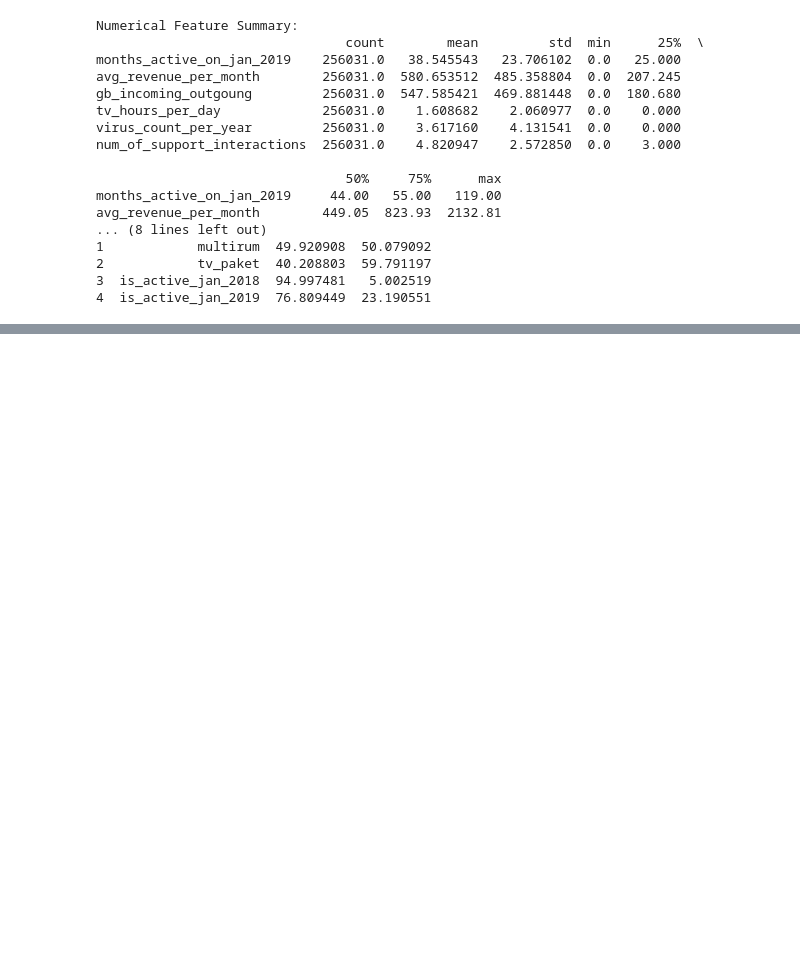
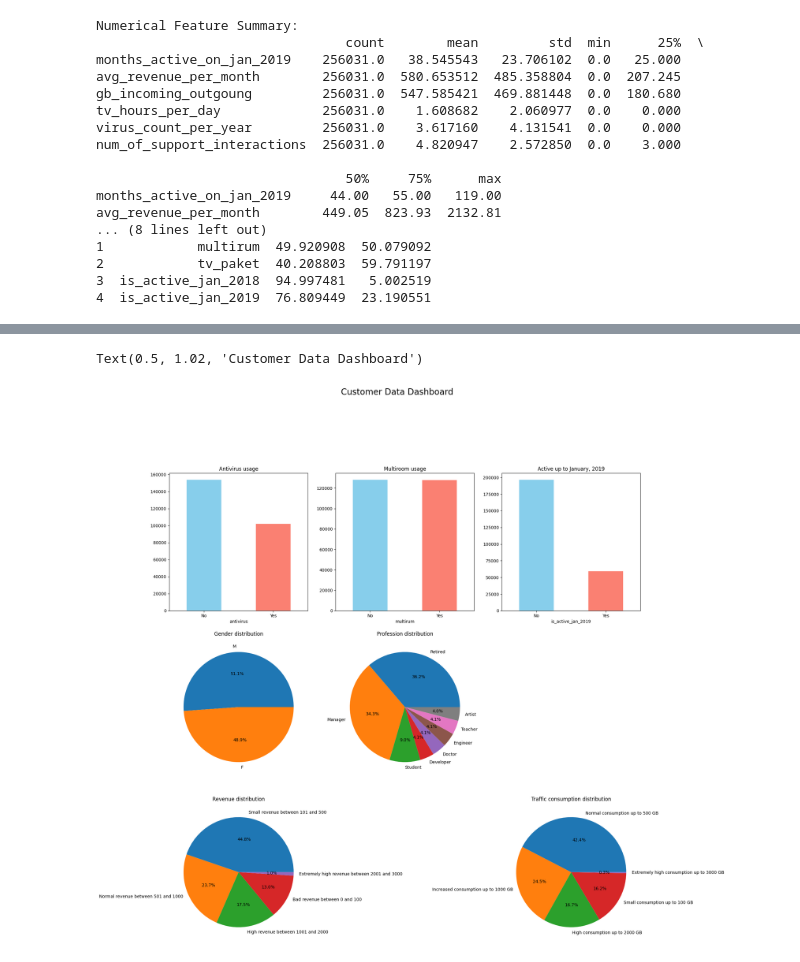
Before and after one commit to Geraltwolf-bit/Lesson_2_Dashboard, a Jupyter notebook: lesson-2-dashboard.ipynb, the cells around one changed output, grey strips where cells are left out. Saved outputs shown, nothing was run; the diff lists cells and outputs as text; code cells hidden in the pictures; blank space fills up the shorter version.

Commit message:
Kaggle Notebook | Lesson_2_Dashboard | Version 2

```diff
--- a/lesson-2-dashboard.ipynb
+++ b/lesson-2-dashboard.ipynb
@@ -313,0 +340,12 @@ avg_revenue_per_month        449.05  823.93  2132.81
+# %%
+def consumption(gb):
+    if gb < 100:
+        return 'Small consumption up to 100 GB'
+    elif gb < 500:
+        return 'Normal consumption up to 500 GB'
+    elif gb < 1000:
+        return 'Increased consumption up to 1000 GB'
+    elif gb < 2000:
+        return 'High consumption up to 2000 GB'
+    elif gb < 3000:
+        return 'Extremely high consumption up to 3000 GB'
@@ -313,0 +363,43 @@ avg_revenue_per_month        449.05  823.93  2132.81
+# %%
+plt.figure(figsize = (20, 20))
+
+plt.subplot(3, 3, 1)
+df['antivirus'].value_counts().plot(kind = 'bar', color = ['skyblue', 'salmon'])
+plt.title('Antivirus usage')
+plt.xticks([1, 0], ['Yes', 'No'], rotation = 0)
+
+plt.subplot(3, 3, 2)
+df['multirum'].value_counts().plot(kind = 'bar', color = ['skyblue', 'salmon'])
+plt.title('Multiroom usage')
+plt.xticks([1, 0], ['Yes', 'No'], rotation = 0)
+
+plt.subplot(3, 3, 3)
+df['is_active_jan_2019'].value_counts().plot(kind = 'bar', color = ['skyblue', 'salmon'])
+plt.title('Active up to January, 2019')
+plt.xticks([1, 0], ['Yes', 'No'], rotation = 0)
+
+plt.subplot(3, 3, 4)
+df['gender'].value_counts().plot(kind = 'pie', autopct = '%1.1f%%')
+plt.title('Gender distribution')
+plt.ylabel('')
+
+plt.subplot(3, 3, 5)
+df['profession'].value_counts().plot(kind = 'pie', autopct = '%1.1f%%')
+plt.title('Profession distribution')
+plt.ylabel('')
+
+
+plt.subplot(3, 3, 7)
+bucket_counts = df['avg_revenue_per_month'].apply(buckets).value_counts().plot(kind = 'pie', autopct = '%1.1f%%')
+plt.title('Revenue distribution')
+plt.ylabel('')
+
+plt.subplot(3, 3, 9)
+consumption_buckets = df['gb_incoming_outgoung'].apply(consumption).value_counts().plot(kind = 'pie', autopct = '%1.1f%%')
+plt.title('Traffic consumption distribution')
+plt.ylabel('')
+
+plt.suptitle('Customer Data Dashboard', y = 1.02, fontsize = 20)
+# %% [output]
+Text(0.5, 1.02, 'Customer Data Dashboard')
+[figure, added]
```
Also changed, not shown: parts of 4 cells of this notebook.
